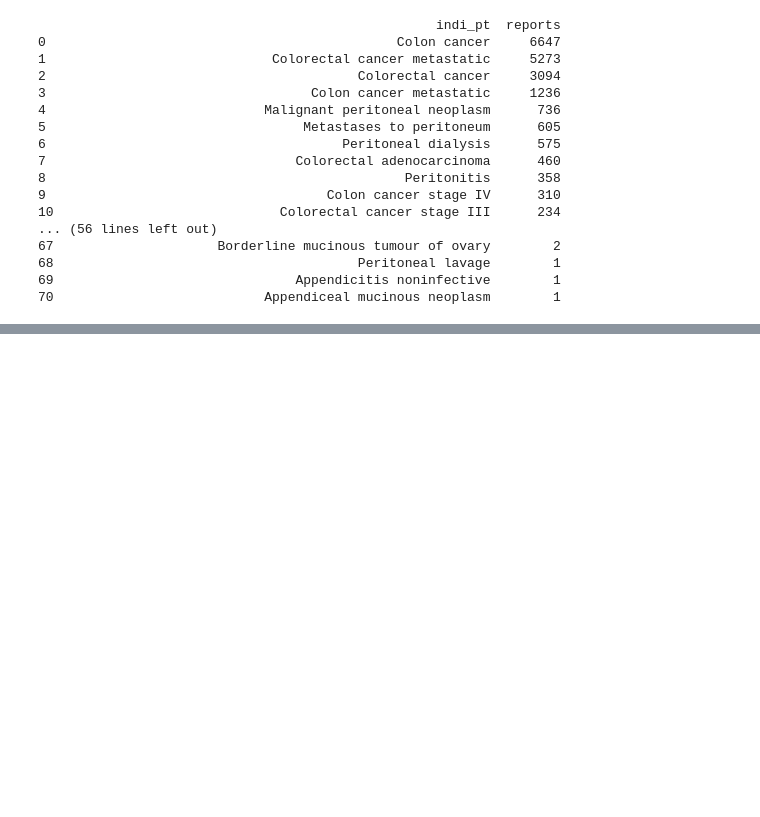
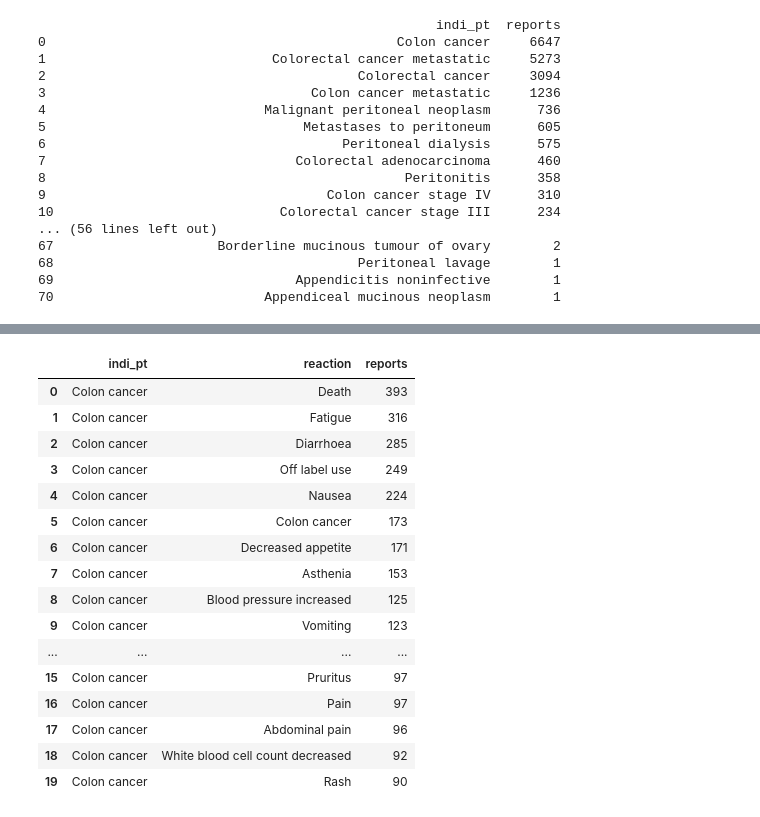
Before and after one commit to PugstaLaney/faers-sql-drug-safety-analysis, a Jupyter notebook: notebooks/appendiceal_indication.ipynb, the cells around one changed output, grey strips where cells are left out. Saved outputs shown, nothing was run; the diff lists cells and outputs as text; code cells hidden in the pictures; blank space fills up the shorter version.

```diff
--- a/notebooks/appendiceal_indication.ipynb
+++ b/notebooks/appendiceal_indication.ipynb
@@ -156,0 +175,40 @@ cancer_drugs
+# %%
+reaction_counts = pd.read_sql_query("""
+SELECT
+    i.indi_pt,
+    r.pt AS reaction,
+    COUNT(DISTINCT r.primaryid) AS reports
+FROM indi i
+JOIN reac r ON i.primaryid = r.primaryid
+WHERE i.indi_pt IN (
+    'Colon cancer',
+    'Colorectal cancer',
+    'Colorectal cancer metastatic',
+    'Colon cancer metastatic',
+    'Malignant peritoneal neoplasm',
+    'Pseudomyxoma peritonei',
+    'Mucinous adenocarcinoma of appendix'
+)
+GROUP BY i.indi_pt, r.pt
+ORDER BY i.indi_pt, reports DESC
+""", conn)
+
+reaction_counts.head(20)
+# %% [output]
+|  | indi_pt | reaction | reports |
+| 0 | Colon cancer | Death | 393 |
+| 1 | Colon cancer | Fatigue | 316 |
+| 2 | Colon cancer | Diarrhoea | 285 |
+| 3 | Colon cancer | Off label use | 249 |
+| 4 | Colon cancer | Nausea | 224 |
+| 5 | Colon cancer | Colon cancer | 173 |
+| 6 | Colon cancer | Decreased appetite | 171 |
+| 7 | Colon cancer | Asthenia | 153 |
+| 8 | Colon cancer | Blood pressure increased | 125 |
+| 9 | Colon cancer | Vomiting | 123 |
+| ... | ... | ... | ... |
+| 15 | Colon cancer | Pruritus | 97 |
+| 16 | Colon cancer | Pain | 97 |
+| 17 | Colon cancer | Abdominal pain | 96 |
+| 18 | Colon cancer | White blood cell count decreased | 92 |
+| 19 | Colon cancer | Rash | 90 |
```
Also changed, not shown: parts of 2 cells of this notebook.
